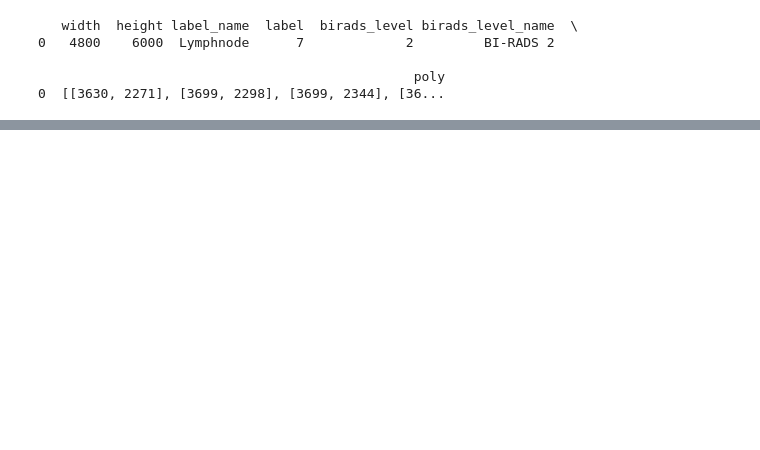
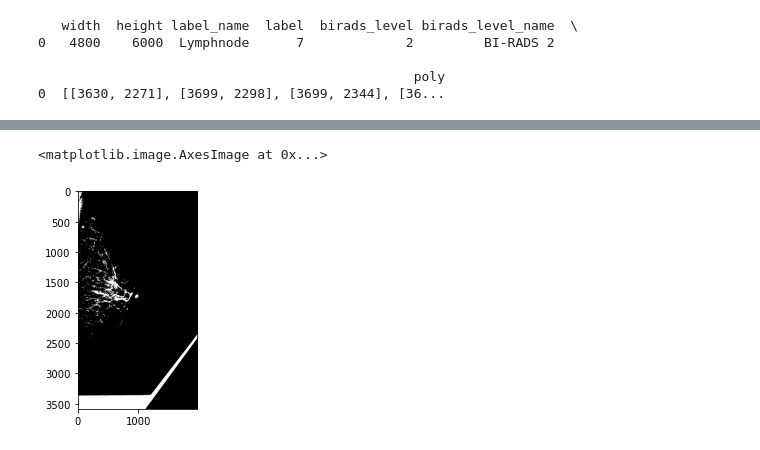
Before and after one commit to samirahmt2018/Annotator, a Jupyter notebook: testjson.ipynb, the cells around one changed output, grey strips where cells are left out. Saved outputs shown, nothing was run; the diff lists cells and outputs as text; code cells hidden in the pictures; blank space fills up the shorter version.

```diff
--- a/testjson.ipynb
+++ b/testjson.ipynb
@@ -20,0 +60,7 @@ for annotation in annotations:
+# %%
+treshold=img>100
+# %%
+plt.imshow(treshold,cmap='gray')
+# %% [output]
+<matplotlib.image.AxesImage at 0x...>
+[figure, added]
```
Also changed, not shown: parts of 5 cells of this notebook, 4 other files.
